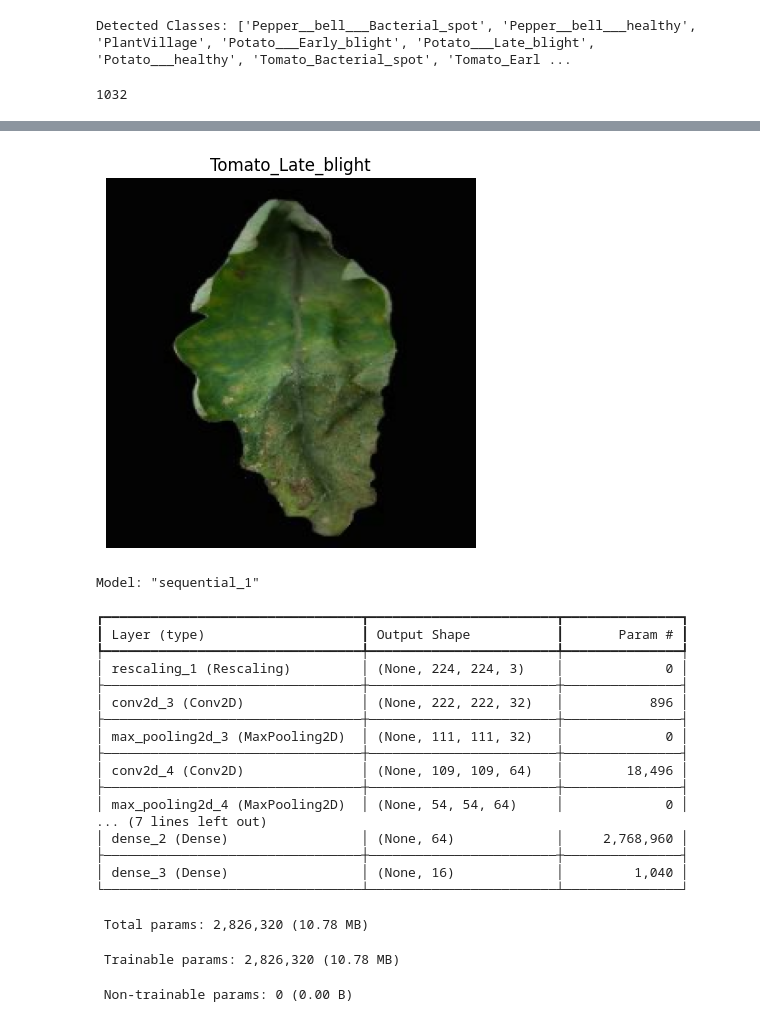
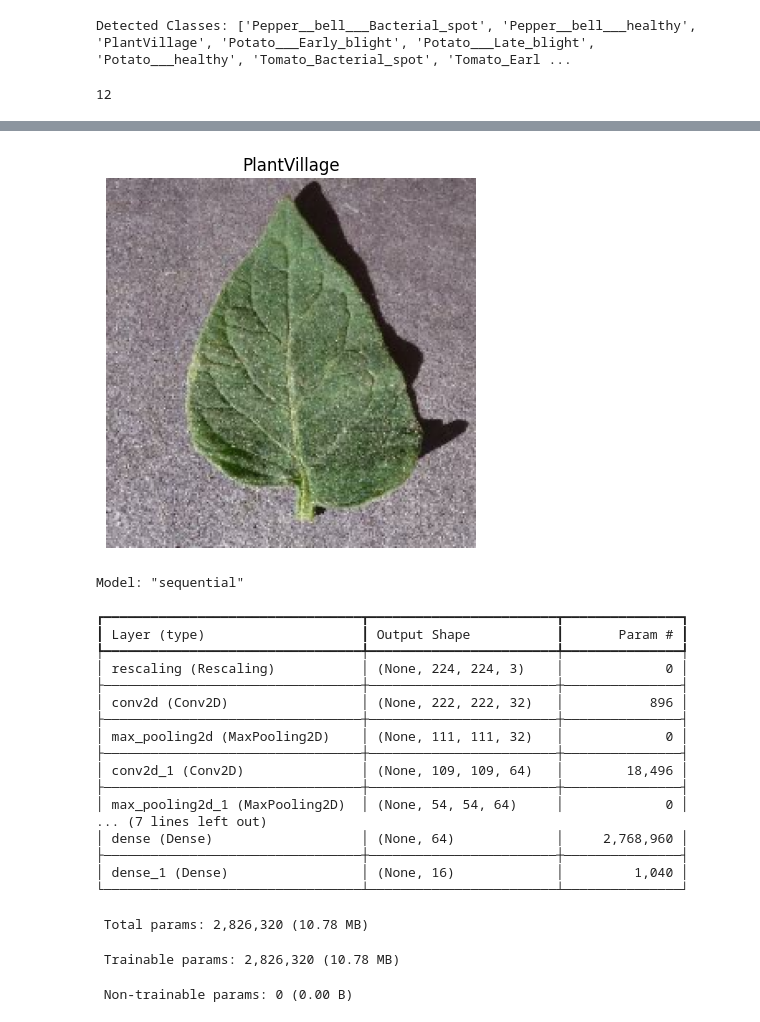
Before and after one commit to meshach5667/plant-doctor, a Jupyter notebook: train.ipynb, the cells around one changed output, grey strips where cells are left out. Saved outputs shown, nothing was run; the diff lists cells and outputs as text; code cells hidden in the pictures.

Commit message:
trained- 50% acc so far

```diff
--- a/train.ipynb
+++ b/train.ipynb
@@ -13,7 +16,7 @@ dataset = "PlantVillage"
 # %%
 train_ds = tf.keras.utils.image_dataset_from_directory(
     dataset,
-    shuffle=True,
+    shuffle=1000,
     image_size=(IMAGE_SIZE, IMAGE_SIZE),
     batch_size=BATCH_SIZE,
     validation_split=0.2,
@@ -41,12 +44,12 @@ print(f"Detected Classes: {class_names}")
 # %% [output]
 Detected Classes: ['Pepper__bell___Bacterial_spot', 'Pepper__bell___healthy', 'PlantVillage', 'Potato___Early_blight', 'Potato___Late_blight', 'Potato___healthy', 'Tomato_Bacterial_spot', 'Tomato_Earl ...
 # %%
-len(train_ds)
+len(dataset)
 # %% [output]
-1032
+12
 # %%
 for image_batch, label_batch in train_ds.take(5):
-    plt.imshow(image_batch[2].numpy().astype("uint8"))
+    plt.imshow(image_batch[3].numpy().astype("uint8"))
     plt.axis("off")
     plt.title(class_names[label_batch.numpy()[2]])
     # print(image_batch.shape)
@@ -56,3 +59,3 @@ for image_batch, label_batch in train_ds.take(5):
-[figure, old version]
+[figure, new version]
 # %%
 # Cache images in memory and prefetch for faster training
@@ -89,23 +92,23 @@ model.compile(
 
 model.summary()
 # %% [output]
-Model: "sequential_1"
+Model: "sequential"
 ┏━━━━━━━━━━━━━━━━━━━━━━━━━━━━━━━━━┳━━━━━━━━━━━━━━━━━━━━━━━━┳━━━━━━━━━━━━━━━┓
 ┃ Layer (type)                    ┃ Output Shape           ┃       Param # ┃
 ┡━━━━━━━━━━━━━━━━━━━━━━━━━━━━━━━━━╇━━━━━━━━━━━━━━━━━━━━━━━━╇━━━━━━━━━━━━━━━┩
-│ rescaling_1 (Rescaling)         │ (None, 224, 224, 3)    │             0 │
+│ rescaling (Rescaling)           │ (None, 224, 224, 3)    │             0 │
 ├─────────────────────────────────┼────────────────────────┼───────────────┤
-│ conv2d_3 (Conv2D)               │ (None, 222, 222, 32)   │           896 │
+│ conv2d (Conv2D)                 │ (None, 222, 222, 32)   │           896 │
 ├─────────────────────────────────┼────────────────────────┼───────────────┤
-│ max_pooling2d_3 (MaxPooling2D)  │ (None, 111, 111, 32)   │             0 │
+│ max_pooling2d (MaxPooling2D)    │ (None, 111, 111, 32)   │             0 │
 ├─────────────────────────────────┼────────────────────────┼───────────────┤
-│ conv2d_4 (Conv2D)               │ (None, 109, 109, 64)   │        18,496 │
+│ conv2d_1 (Conv2D)               │ (None, 109, 109, 64)   │        18,496 │
 ├─────────────────────────────────┼────────────────────────┼───────────────┤
-│ max_pooling2d_4 (MaxPooling2D)  │ (None, 54, 54, 64)     │             0 │
+│ max_pooling2d_1 (MaxPooling2D)  │ (None, 54, 54, 64)     │             0 │
 ... (7 lines left out)
-│ dense_2 (Dense)                 │ (None, 64)             │     2,768,960 │
+│ dense (Dense)                   │ (None, 64)             │     2,768,960 │
 ├─────────────────────────────────┼────────────────────────┼───────────────┤
-│ dense_3 (Dense)                 │ (None, 16)             │         1,040 │
+│ dense_1 (Dense)                 │ (None, 16)             │         1,040 │
 └─────────────────────────────────┴────────────────────────┴───────────────┘
  Total params: 2,826,320 (10.78 MB)
  Trainable params: 2,826,320 (10.78 MB)
```
Also changed, not shown: parts of 7 cells of this notebook, 3 other files.
